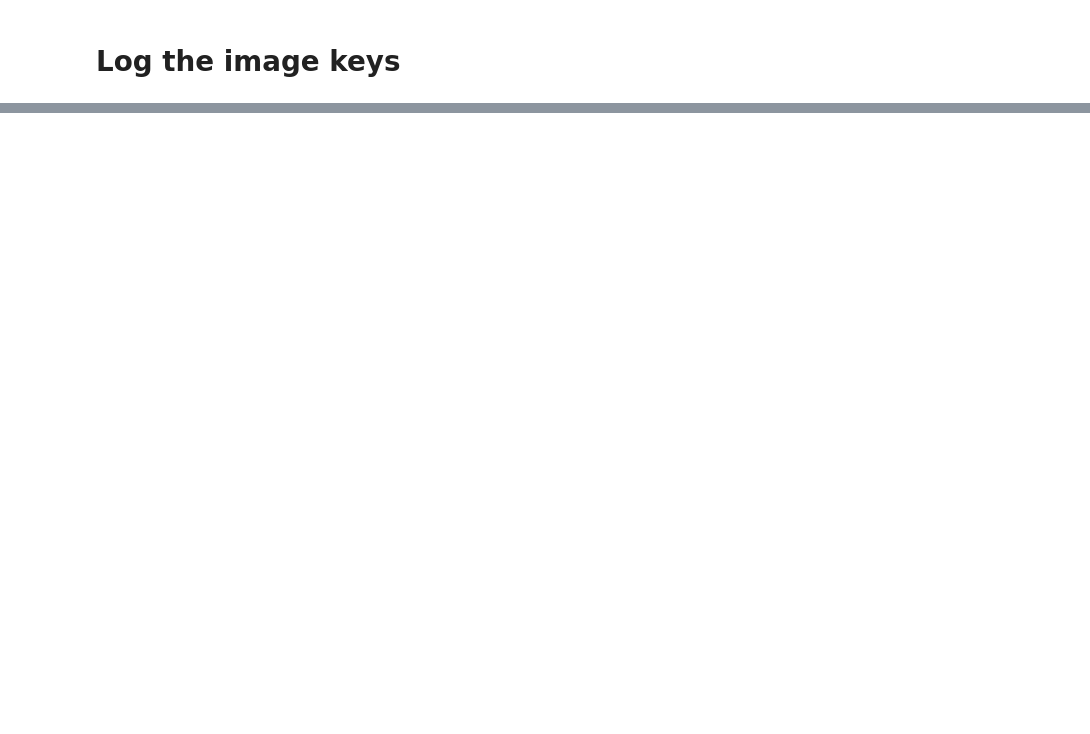
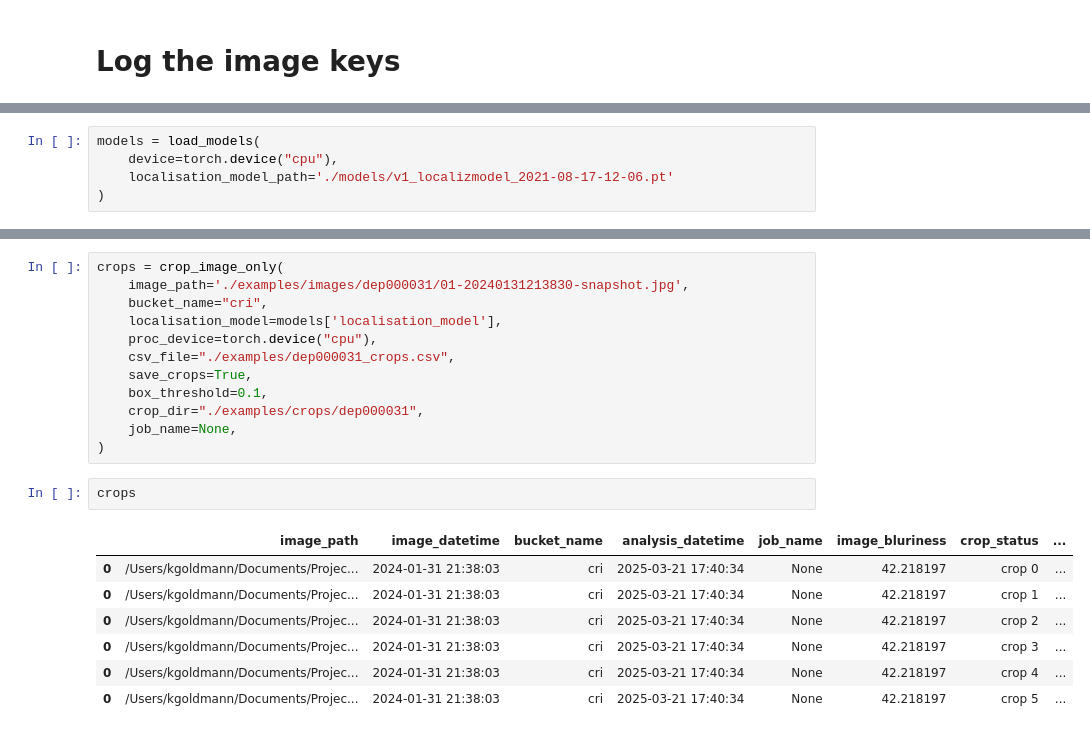
Before and after one commit to AMI-system/amber-inferences, a Jupyter notebook: examples/tutorial.ipynb, the cells around one changed output, grey strips where cells are left out. Saved outputs shown, nothing was run; the diff lists cells and outputs as text; blank space fills up the shorter version.

```diff
--- a/examples/tutorial.ipynb
+++ b/examples/tutorial.ipynb
@@ -54,0 +175,5 @@ cr_deployments
+# %%
+models = load_models(
+    device=torch.device("cpu"),
+    localisation_model_path='./models/v1_localizmodel_2021-08-17-12-06.pt'
+)
@@ -54,0 +189,22 @@ cr_deployments
+# %%
+crops = crop_image_only(
+    image_path='./examples/images/dep000031/01-20240131213830-snapshot.jpg',
+    bucket_name="cri",
+    localisation_model=models['localisation_model'],
+    proc_device=torch.device("cpu"),
+    csv_file="./examples/dep000031_crops.csv",
+    save_crops=True,
+    box_threshold=0.1,
+    crop_dir="./examples/crops/dep000031",
+    job_name=None,
+)
+# %%
+crops
+# %% [output]
+|  | image_path | image_datetime | bucket_name | analysis_datetime | job_name | image_bluriness | crop_status | ... |
+| 0 | /Users/kgoldmann/Documents/Projec... | 2024-01-31 21:38:03 | cri | 2025-03-21 17:40:34 | None | 42.218197 | crop 0 | ... |
+| 0 | /Users/kgoldmann/Documents/Projec... | 2024-01-31 21:38:03 | cri | 2025-03-21 17:40:34 | None | 42.218197 | crop 1 | ... |
+| 0 | /Users/kgoldmann/Documents/Projec... | 2024-01-31 21:38:03 | cri | 2025-03-21 17:40:34 | None | 42.218197 | crop 2 | ... |
+| 0 | /Users/kgoldmann/Documents/Projec... | 2024-01-31 21:38:03 | cri | 2025-03-21 17:40:34 | None | 42.218197 | crop 3 | ... |
+| 0 | /Users/kgoldmann/Documents/Projec... | 2024-01-31 21:38:03 | cri | 2025-03-21 17:40:34 | None | 42.218197 | crop 4 | ... |
+| 0 | /Users/kgoldmann/Documents/Projec... | 2024-01-31 21:38:03 | cri | 2025-03-21 17:40:34 | None | 42.218197 | crop 5 | ... |
```
Also changed, not shown: parts of 22 cells of this notebook, 1 other file.
